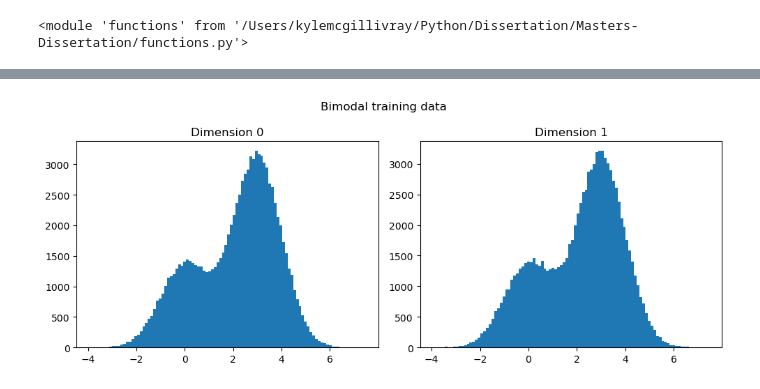
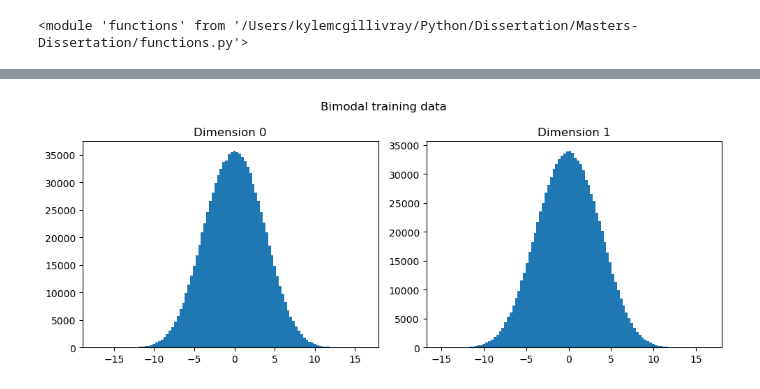
Before and after one commit to kylemcgillivray/Masters-Dissertation, a Jupyter notebook: sampler.ipynb, the cells around one changed output, grey strips where cells are left out. Drawn from its saved outputs; the diff is of its cells as text; code cells hidden in the pictures.

```diff
--- a/sampler.ipynb
+++ b/sampler.ipynb
@@ -118,20 +118,21 @@ True mu:        [ 0.5 -0.5]
 # %%
 d = 2
-mu1 = np.array([3, 3])
-mu2 = np.array([0, 0])
-weight = 0.7
+mu1 = np.array([2.0, 2.0])
+mu2 = np.array([-2.0, -2.0])
+weight = 0.5
+sigma = 3.0
 
-X_data_bimodal = fct.sample_bimodal_data(N=100000, d=d, mu1=mu1, mu2=mu2, sigma=1.0, weight=weight)
+X_data_bimodal = fct.sample_bimodal_data(N=1000000, d=d, mu1=mu1, mu2=mu2, sigma=sigma, weight=weight)
 
 fig, axes = plt.subplots(1, d, figsize=(10, 4))
 for i in range(d):
     axes[i].hist(X_data_bimodal[:, i], bins=100)
     axes[i].set_title(f"Dimension {i}")
 plt.suptitle("Bimodal training data")
 plt.tight_layout()
 plt.show()
 # %% [output]
-[figure, old version]
+[figure, new version]
 # %%
 device = torch.device("mps" if torch.backends.mps.is_available() else "cpu")
 
```
Also changed, not shown: parts of 7 cells of this notebook, 1 other file.
